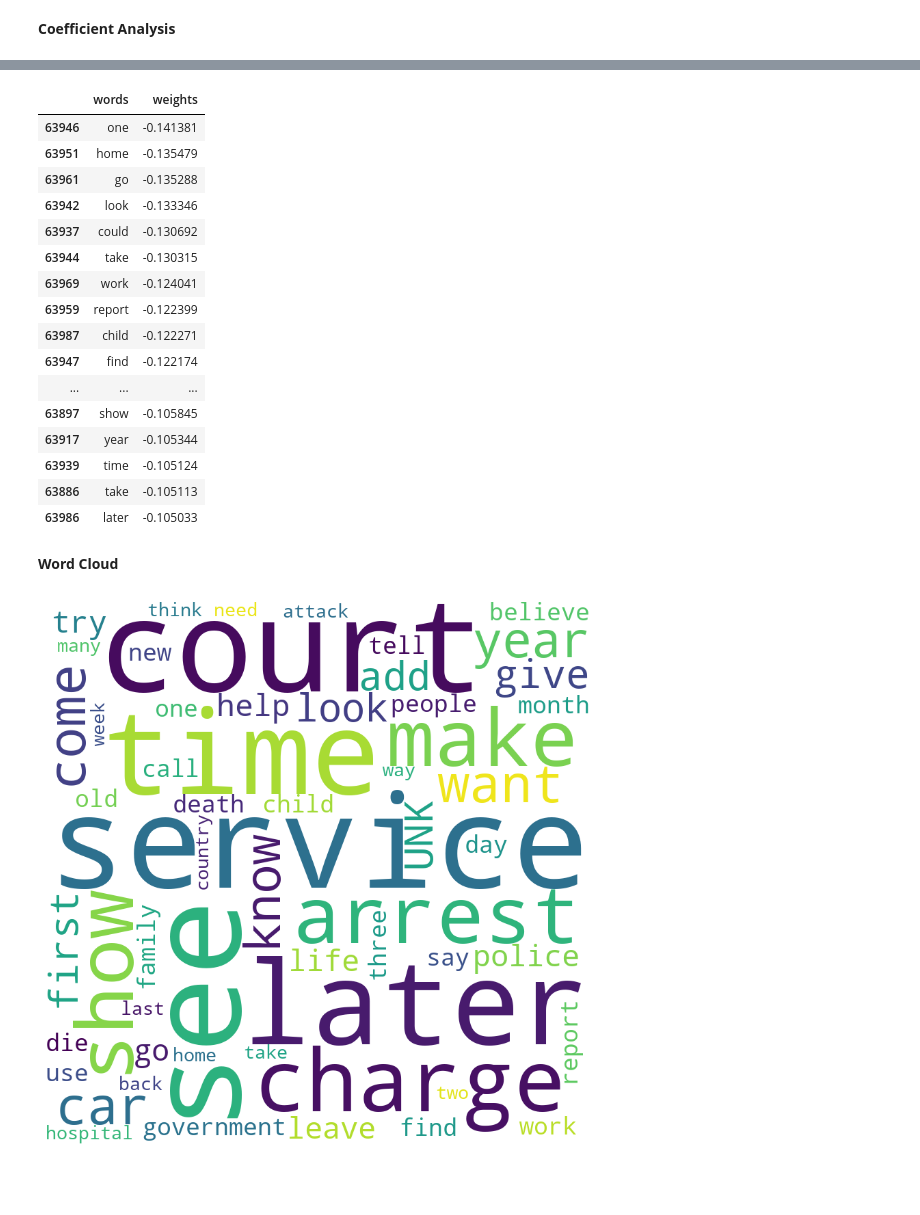
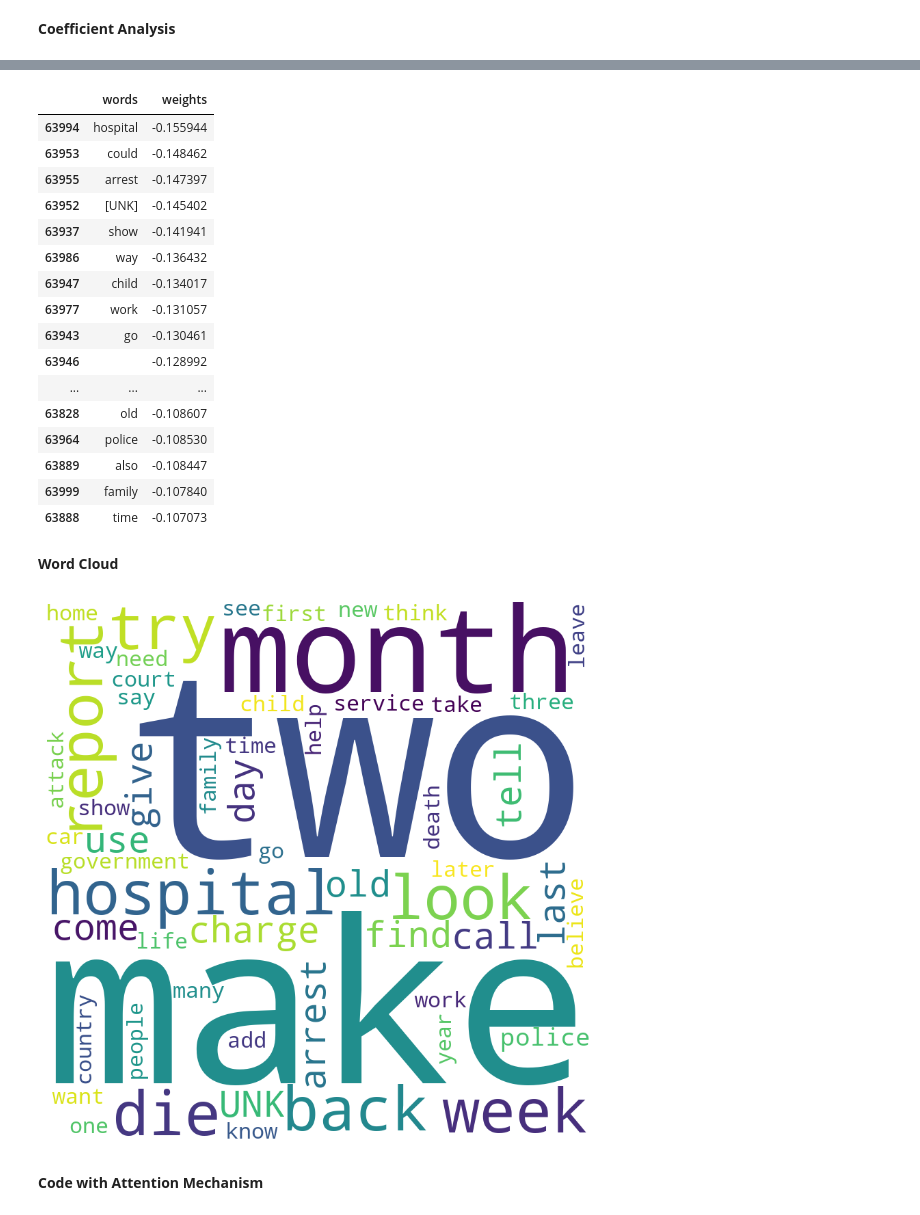
Before and after one commit to yvferreiro/MasterThesis, a Jupyter notebook: RNN.ipynb, the cells around one changed output, grey strips where cells are left out. Saved outputs shown, nothing was run; the diff lists cells and outputs as text; code cells hidden in the pictures; blank space fills up the shorter version.

```diff
--- a/RNN.ipynb
+++ b/RNN.ipynb
@@ -26,7 +27,7 @@ Scikit-learn version: 1.0.2
 TensorFlow version: 2.10.0
 # %%
 #import pre-processed data from pickle
-year = 2010
+year = "2010"
 file_path = "/Users/yolandaferreirofranchi/Desktop/ThesisDatasets/"
 file_path_2 = "_final_rnn.pickle"
 
@@ -94,12 +107,12 @@ text:  b'say hop may financially challenge usual something positive may come'
 label:  0.0
 # %%
-buffer_size = 10000 #take first 10,000 tweets
-batch_size = 64 #batch size that leads to highest accuracy (best practice)
+buffer_size = 50000 #
+batch_size = 64 # best practice
 train_dataset = train_dataset.shuffle(buffer_size).batch(batch_size).prefetch(tf.data.AUTOTUNE)
 test_dataset = test_dataset.batch(batch_size).prefetch(tf.data.AUTOTUNE)
 # %%
 #map text features to integer sequences for all of the vocabulary
-vocab_size = 100000
+vocab_size = 50000 #this is 1/12 of all the words in the english language
 encoder = tf.keras.layers.TextVectorization(
     max_tokens=vocab_size)
 encoder.adapt(train_dataset.map(lambda text, label: text))
@@ -294,39 +317,41 @@ df_sorted_l = df_low.sort_values(by = "weights", ascending=True)
 df_sorted_l.head(50)
 # %% [output]
 |  | words | weights |
-| 63946 | one | -0.141381 |
-| 63951 | home | -0.135479 |
-| 63961 | go | -0.135288 |
-| 63942 | look | -0.133346 |
-| 63937 | could | -0.130692 |
-| 63944 | take | -0.130315 |
-| 63969 | work | -0.124041 |
-| 63959 | report | -0.122399 |
-| 63987 | child | -0.122271 |
-| 63947 | find | -0.122174 |
+| 63994 | hospital | -0.155944 |
+| 63953 | could | -0.148462 |
+| 63955 | arrest | -0.147397 |
+| 63952 | [UNK] | -0.145402 |
+| 63937 | show | -0.141941 |
+| 63986 | way | -0.136432 |
+| 63947 | child | -0.134017 |
+| 63977 | work | -0.131057 |
+| 63943 | go | -0.130461 |
+| 63946 |  | -0.128992 |
 | ... | ... | ... |
-| 63897 | show | -0.105845 |
-| 63917 | year | -0.105344 |
-| 63939 | time | -0.105124 |
-| 63886 | take | -0.105113 |
-| 63986 | later | -0.105033 |
+| 63828 | old | -0.108607 |
+| 63964 | police | -0.108530 |
+| 63889 | also | -0.108447 |
+| 63999 | family | -0.107840 |
+| 63888 | time | -0.107073 |
 # %% [markdown]
 **Word Cloud**
 # %%
 import pandas as pd
 from wordcloud import WordCloud
 import matplotlib.pyplot as plt
 
-text = ' '.join(df_high['words'])
+text = ' '.join(df_low['words'])
 
 # Create the word cloud
 wordcloud = WordCloud(width=800, height=800, background_color='white').generate(text)
 
 # Plot the word cloud
 plt.figure(figsize=(8,8), facecolor=None)
 plt.imshow(wordcloud)
 plt.axis("off")
 plt.tight_layout(pad=0)
 plt.show()
 # %% [output]
-[figure, old version]
+[figure, new version]
+# %% [markdown]
+**Code with Attention Mechanism**
```
Also changed, not shown: parts of 19 cells of this notebook.
